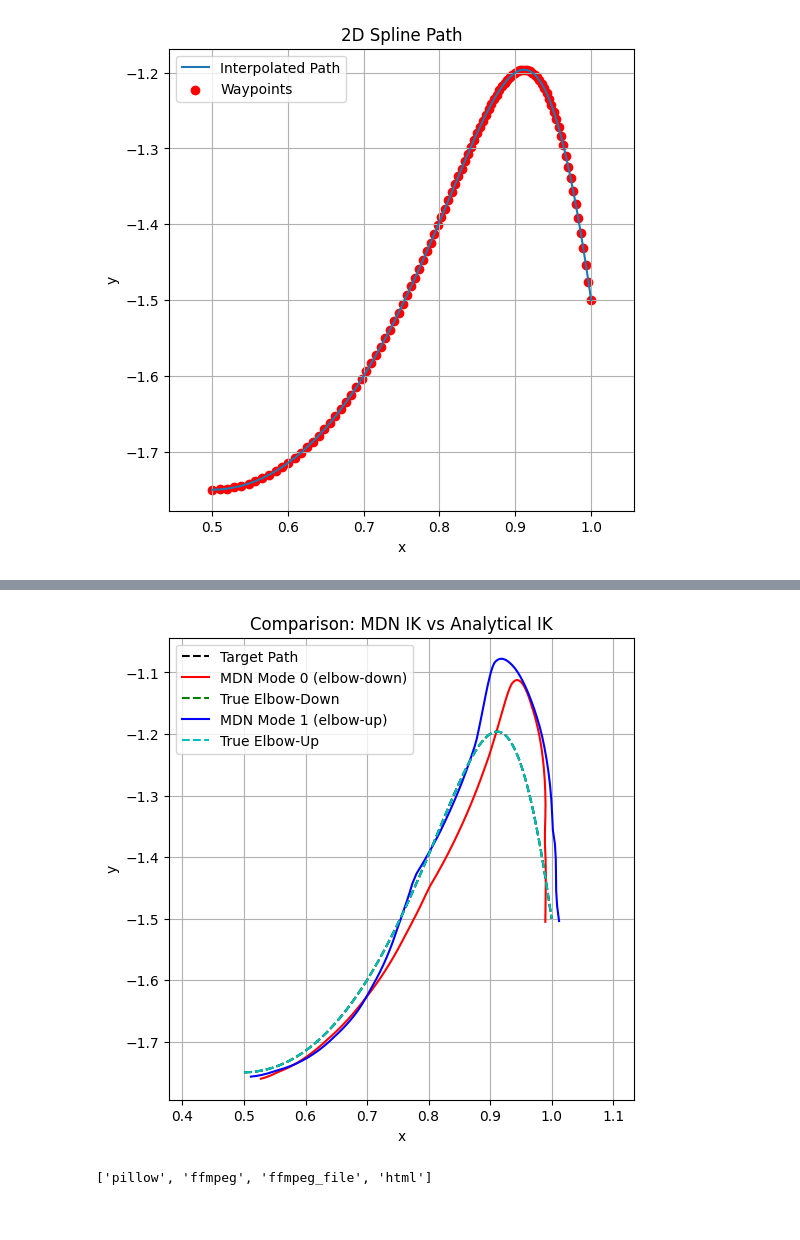
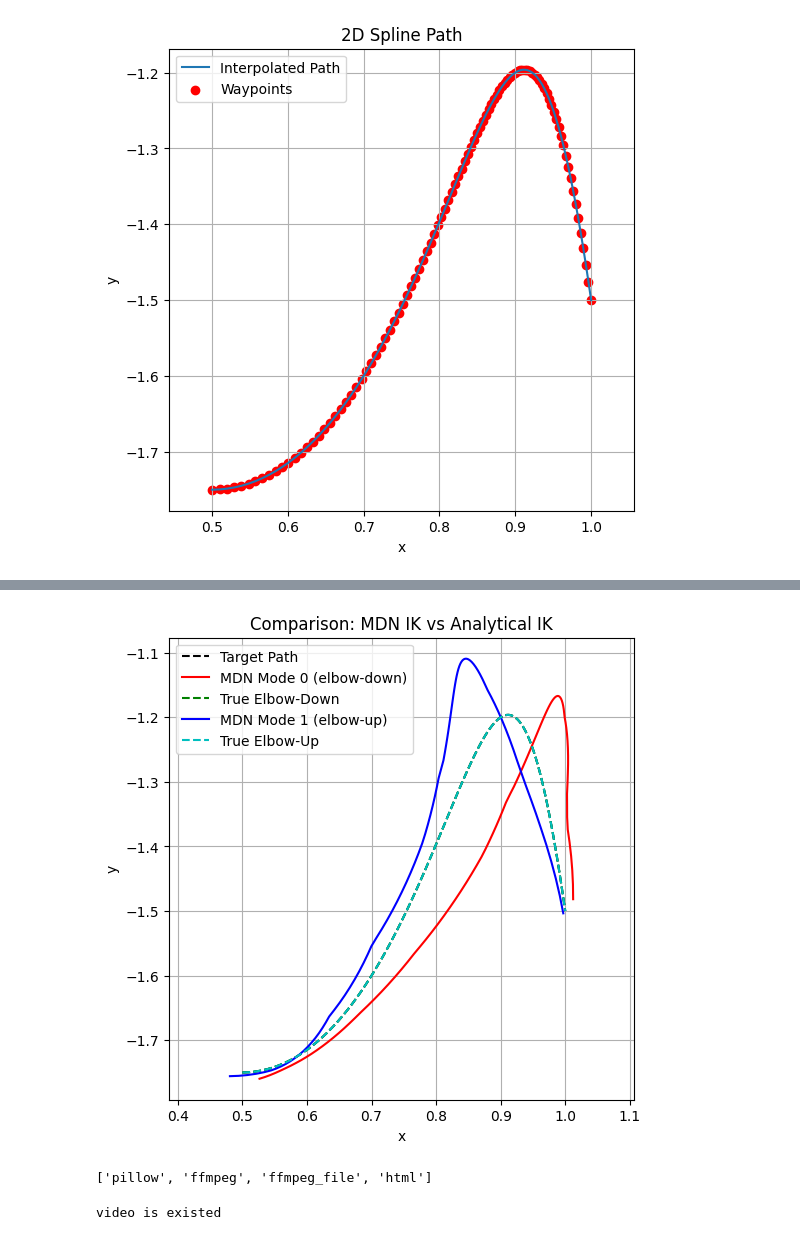
Before and after one commit to jbr777/PlanarArm_IK_NN, a Jupyter notebook: trajectory_planning.ipynb, the cells around one changed output, grey strips where cells are left out. Cells and saved outputs as stored; diff of their text form; code cells hidden in the pictures.

```diff
--- a/trajectory_planning.ipynb
+++ b/trajectory_planning.ipynb
@@ -84,7 +120,7 @@ def decode_mdn_output(pred):
     return pi, mu, sigma
 
 
-path = 'models\my_mdn_model_100_100.keras'
+path = 'models\my_mdn2_1_model_50_50_50.keras'
 model = load_model(path, custom_objects={'mdn_loss': mdn_loss})
 # %%
 point = np.array([[0.9, 1.2]])
@@ -270,39 +225,0 @@ from scipy.interpolate import make_interp_spline
-# %%
-waypoints = np.array([
-    [0.5, -1.75],
-    [0.7, -1.6],
-    [0.9, -1.2],
-    [1.0, -1.5]
-])
-
-deltas = np.diff(waypoints, axis=0)
-distances = np.linalg.norm(deltas, axis=1)
-t = np.concatenate([[0], np.cumsum(distances)])
-
-x = waypoints[:, 0].reshape(-1,1)
-y = waypoints[:, 1].reshape(-1,1)
-
-x_spline = make_interp_spline(t, x)
-y_spline = make_interp_spline(t, y)
-t_fine = np.linspace(t[0], t[-1], 100)
-x_path = x_spline(t_fine)
-y_path = y_spline(t_fine)
-# %%
-path = np.hstack((x_path, y_path))
-result = is_inside_workspace(path)
-
-if not np.all(result):
-    print("At least one point is outside the workspace.")
-else:
-    print("All points are inside the workspace.")
-
-plt.figure(figsize=(6,6))
-plt.plot(path[:, 0], path[:, 1], label='Interpolated Path')
-plt.scatter(path[:, 0], path[:, 1], color='red', label='Waypoints')
-plt.xlabel('x')
-plt.ylabel('y')
-plt.title('2D Spline Path')
-plt.legend()
-plt.grid(True)
-plt.axis('equal')  # Keeps scale correct for robot motion
-plt.show()
@@ -366,20 +272,20 @@ true_wrist_up = np.array(true_wrist_up)
 # %%
 plt.figure(figsize=(6,6))
 plt.plot(path[:,0], path[:,1], 'k--', label='Target Path')
-plt.plot(wrist_0[:,0], wrist_0[:,1], 'r-', label='MDN Mode 0 (elbow-down)')
+plt.plot(wrist_down[:,0], wrist_down[:,1], 'r-', label='MDN Mode 0 (elbow-down)')
 plt.plot(true_wrist_down[:,0], true_wrist_down[:,1], 'g--', label='True Elbow-Down')
 
-plt.plot(wrist_1[:,0], wrist_1[:,1], 'b-', label='MDN Mode 1 (elbow-up)')
+plt.plot(wrist_up[:,0], wrist_up[:,1], 'b-', label='MDN Mode 1 (elbow-up)')
 plt.plot(true_wrist_up[:,0], true_wrist_up[:,1], 'c--', label='True Elbow-Up')
 
 plt.xlabel("x")
 plt.ylabel("y")
 plt.legend()
 plt.grid(True)
 plt.axis('equal')
 plt.title("Comparison: MDN IK vs Analytical IK")
 plt.show()
 # %% [output]
-[figure, old version]
+[figure, new version]
 # %%
 all_points = np.vstack([
@@ -430,8 +336,8 @@ else:
         return mdn_up_line, true_up_line
 
     def animate_up(i):
-        elbow1 = elbow_1[i]
-        wrist1 = wrist_1[i]
+        elbow1 = elbow_up[i]
+        wrist1 = wrist_up[i]
         true_elbow_u = true_elbow_up[i]
         true_wrist_u = true_wrist_up[i]
 
@@ -442,6 +348,8 @@ else:
     ani_up = animation.FuncAnimation(fig, animate_up, init_func=init_up, frames=len(path), interval=100, blit=True)
     ani_up.save("ik_comparison_elbow_up.mp4", writer='ffmpeg', fps=10, dpi=150)
     plt.close()
+# %% [output]
+video is existed
 # %%
 video_elbow_down = 'ik_comparison_elbow_down.mp4'
 if os.path.exists(video_elbow_down):
```
Also changed, not shown: parts of 18 cells of this notebook, 8 other files.
